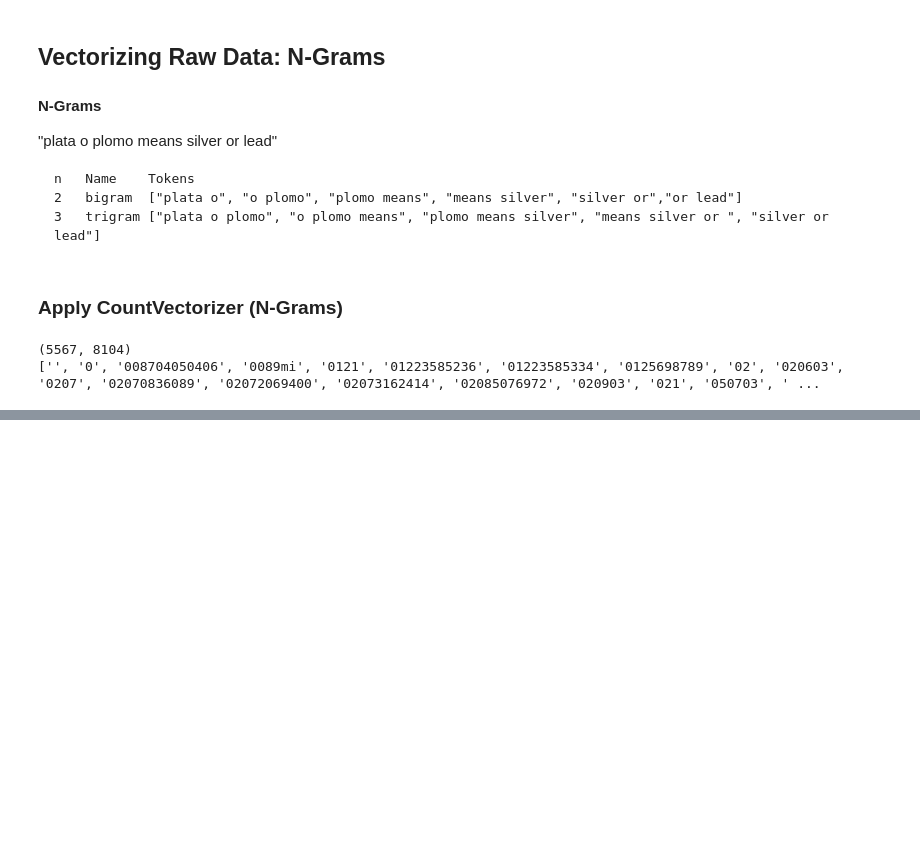
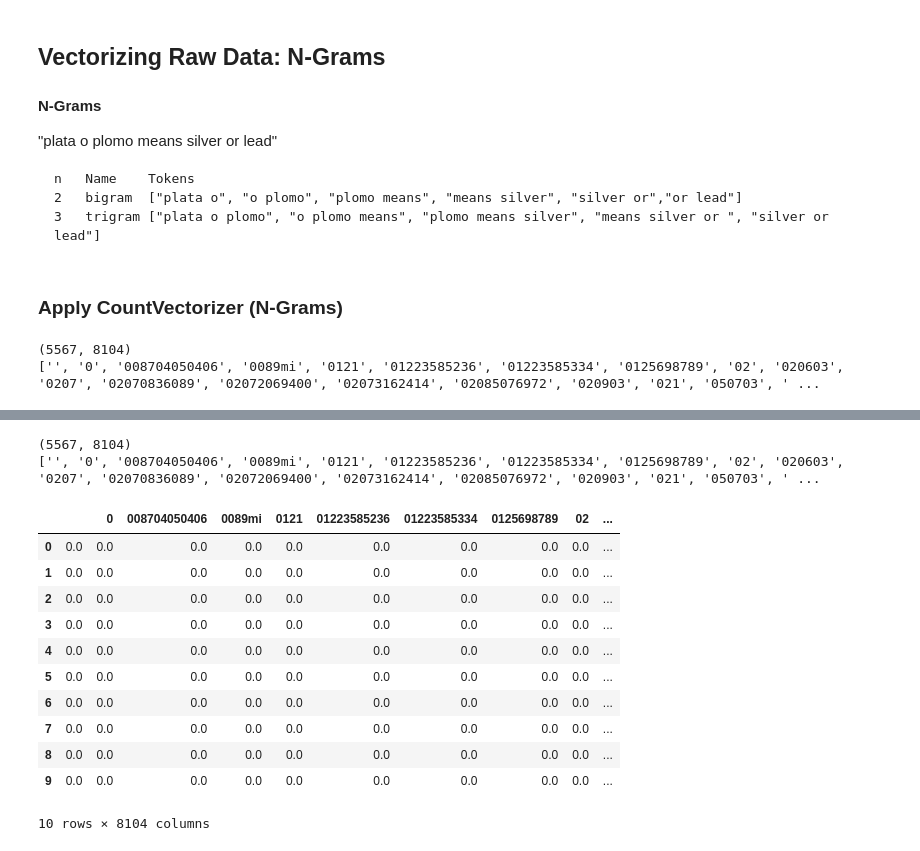
Before and after one commit to onlyabhilash/NLP, a Jupyter notebook: NLP_MachineLearning/NLP.ipynb, the cells around one changed output, grey strips where cells are left out. Drawn from its saved outputs; the diff is of its cells as text; code cells hidden in the pictures; blank space fills up the shorter version.

```diff
--- a/NLP_MachineLearning/NLP.ipynb
+++ b/NLP_MachineLearning/NLP.ipynb
@@ -277,0 +268,26 @@ print(tfidf_vect.get_feature_names())
+# %%
+from sklearn.feature_extraction.text import TfidfVectorizer
+
+tfidf_vect = TfidfVectorizer(analyzer=clean_text)
+X_tfidf = tfidf_vect.fit_transform(data['body_text'])
+print(X_tfidf.shape)
+print(tfidf_vect.get_feature_names())
+# %% [output]
+(5567, 8104)
+['', '0', '008704050406', '0089mi', '0121', '01223585236', '01223585334', '0125698789', '02', '020603', '0207', '02070836089', '02072069400', '02073162414', '02085076972', '020903', '021', '050703', ' ...
+# %%
+X_tfidf_df = pd.DataFrame(X_tfidf.toarray(), columns=tfidf_vect.get_feature_names())
+X_tfidf_df.head(10)
+# %% [output]
+|  |  | 0 | 008704050406 | 0089mi | 0121 | 01223585236 | 01223585334 | 0125698789 | 02 | ... |
+| 0 | 0.0 | 0.0 | 0.0 | 0.0 | 0.0 | 0.0 | 0.0 | 0.0 | 0.0 | ... |
+| 1 | 0.0 | 0.0 | 0.0 | 0.0 | 0.0 | 0.0 | 0.0 | 0.0 | 0.0 | ... |
+| 2 | 0.0 | 0.0 | 0.0 | 0.0 | 0.0 | 0.0 | 0.0 | 0.0 | 0.0 | ... |
+| 3 | 0.0 | 0.0 | 0.0 | 0.0 | 0.0 | 0.0 | 0.0 | 0.0 | 0.0 | ... |
+| 4 | 0.0 | 0.0 | 0.0 | 0.0 | 0.0 | 0.0 | 0.0 | 0.0 | 0.0 | ... |
+| 5 | 0.0 | 0.0 | 0.0 | 0.0 | 0.0 | 0.0 | 0.0 | 0.0 | 0.0 | ... |
+| 6 | 0.0 | 0.0 | 0.0 | 0.0 | 0.0 | 0.0 | 0.0 | 0.0 | 0.0 | ... |
+| 7 | 0.0 | 0.0 | 0.0 | 0.0 | 0.0 | 0.0 | 0.0 | 0.0 | 0.0 | ... |
+| 8 | 0.0 | 0.0 | 0.0 | 0.0 | 0.0 | 0.0 | 0.0 | 0.0 | 0.0 | ... |
+| 9 | 0.0 | 0.0 | 0.0 | 0.0 | 0.0 | 0.0 | 0.0 | 0.0 | 0.0 | ... |
+10 rows × 8104 columns
```
Also changed, not shown: parts of 9 cells of this notebook.
